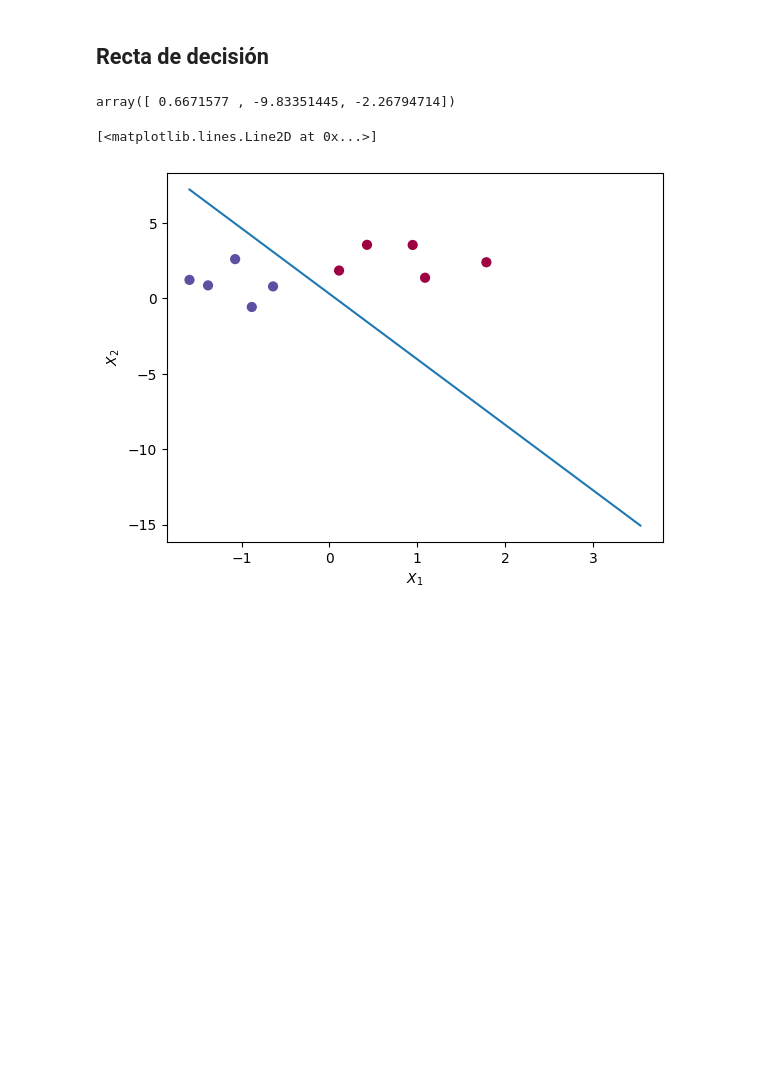
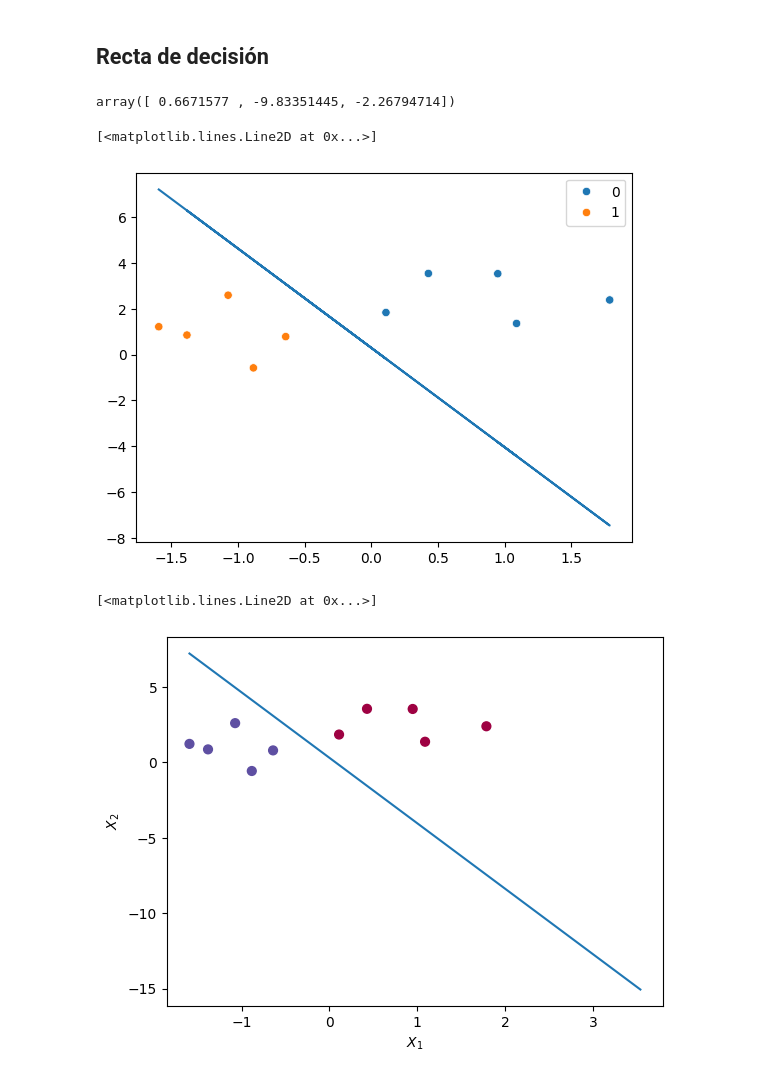
Before and after one commit to gachet/ad-1-24, a Jupyter notebook: LOG/ejer2_0_LR.ipynb, the cells around one changed output. Saved outputs shown, nothing was run; the diff lists cells and outputs as text; code cells hidden in the pictures; blank space fills up the shorter version.

```diff
--- a/LOG/ejer2_0_LR.ipynb
+++ b/LOG/ejer2_0_LR.ipynb
@@ -242,3 +236,10 @@ array([ 0.6671577 , -9.83351445, -2.26794714])
+# %%
+sbn.scatterplot(x = X[:, 0], y=X[:, 1], hue = y)
+decision_boundary = -(theta[0] + theta[1]*X[:, 0])/theta[2]
+plt.plot(X[:, 0], decision_boundary)
+# %% [output]
+[<matplotlib.lines.Line2D at 0x...>]
+[figure, added]
 # %%
 plt.scatter(X[:, 0], X[:, 1], c=y.ravel(), s=40, cmap=plt.cm.Spectral)
 plt.xlabel("$X_1$")
```
Also changed, not shown: parts of 12 cells of this notebook.
